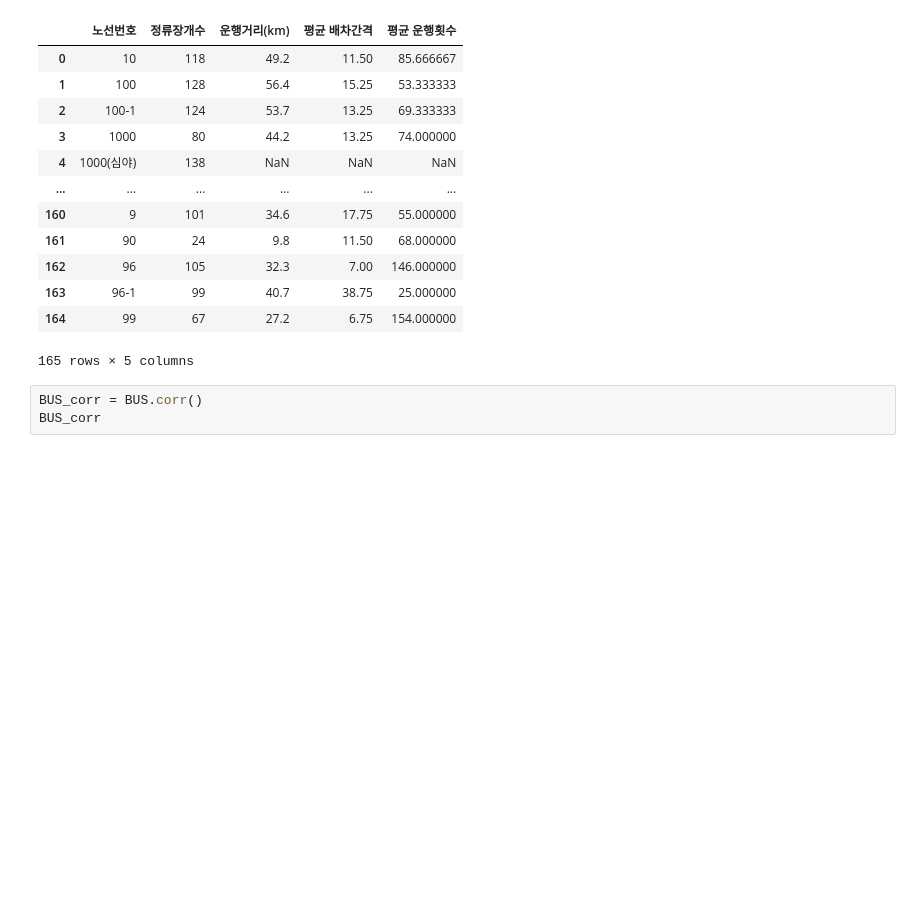
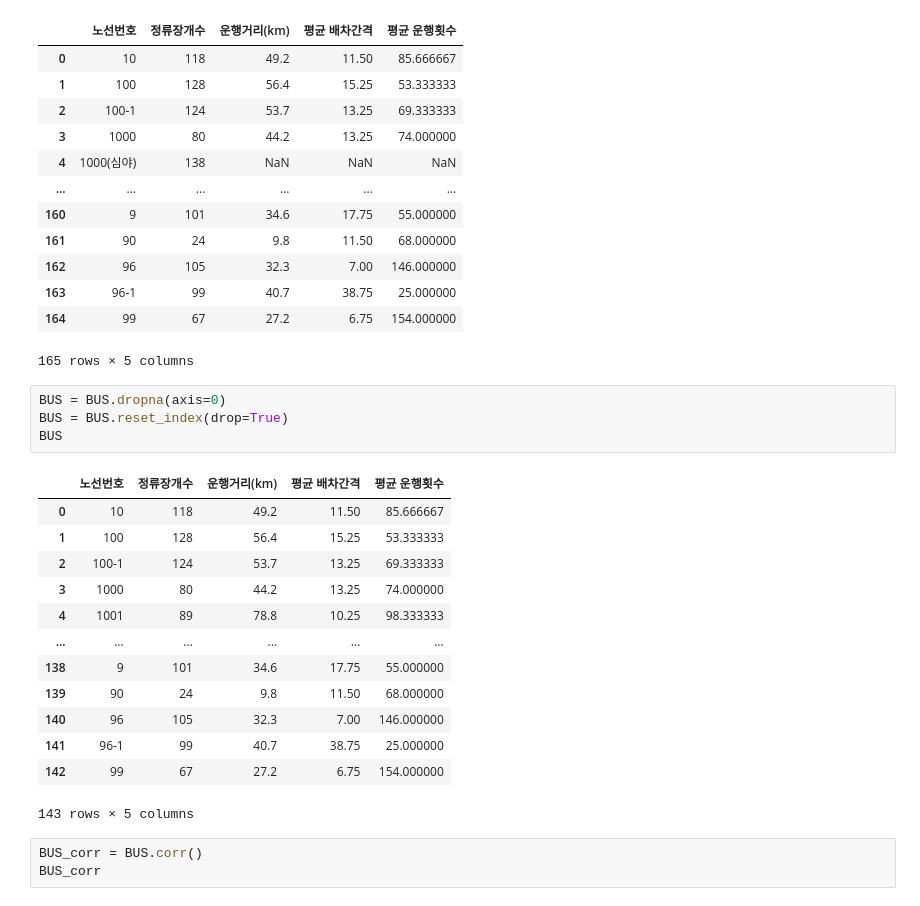
Before and after one commit to WithU-Bus/WithU-Bus, a Jupyter notebook: Bus_route/상관분석.ipynb, the cells around one changed output. Drawn from its saved outputs; the diff is of its cells as text; blank space fills up the shorter version.

```diff
--- a/Bus_route/상관분석.ipynb
+++ b/Bus_route/상관분석.ipynb
@@ -55,6 +55,24 @@ BUS
 | 163 | 96-1 | 99 | 40.7 | 38.75 | 25.000000 |
 | 164 | 99 | 67 | 27.2 | 6.75 | 154.000000 |
 165 rows × 5 columns
+# %%
+BUS = BUS.dropna(axis=0)
+BUS = BUS.reset_index(drop=True)
+BUS
+# %% [output]
+|  | 노선번호 | 정류장개수 | 운행거리(km) | 평균 배차간격 | 평균 운행횟수 |
+| 0 | 10 | 118 | 49.2 | 11.50 | 85.666667 |
+| 1 | 100 | 128 | 56.4 | 15.25 | 53.333333 |
+| 2 | 100-1 | 124 | 53.7 | 13.25 | 69.333333 |
+| 3 | 1000 | 80 | 44.2 | 13.25 | 74.000000 |
+| 4 | 1001 | 89 | 78.8 | 10.25 | 98.333333 |
+| ... | ... | ... | ... | ... | ... |
+| 138 | 9 | 101 | 34.6 | 17.75 | 55.000000 |
+| 139 | 90 | 24 | 9.8 | 11.50 | 68.000000 |
+| 140 | 96 | 105 | 32.3 | 7.00 | 146.000000 |
+| 141 | 96-1 | 99 | 40.7 | 38.75 | 25.000000 |
+| 142 | 99 | 67 | 27.2 | 6.75 | 154.000000 |
+143 rows × 5 columns
 # %%
 BUS_corr = BUS.corr()
 BUS_corr
```
Also changed, not shown: 11 other files.
